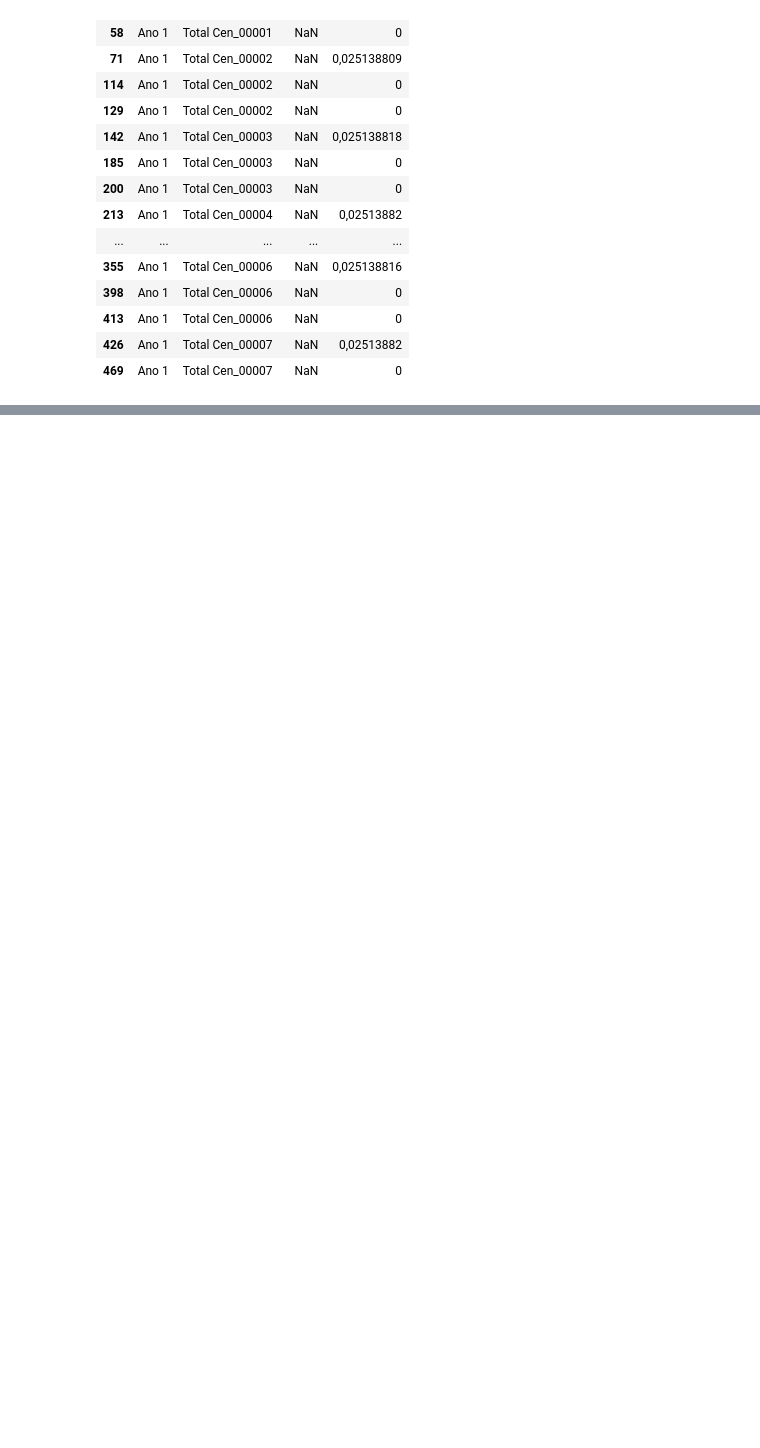
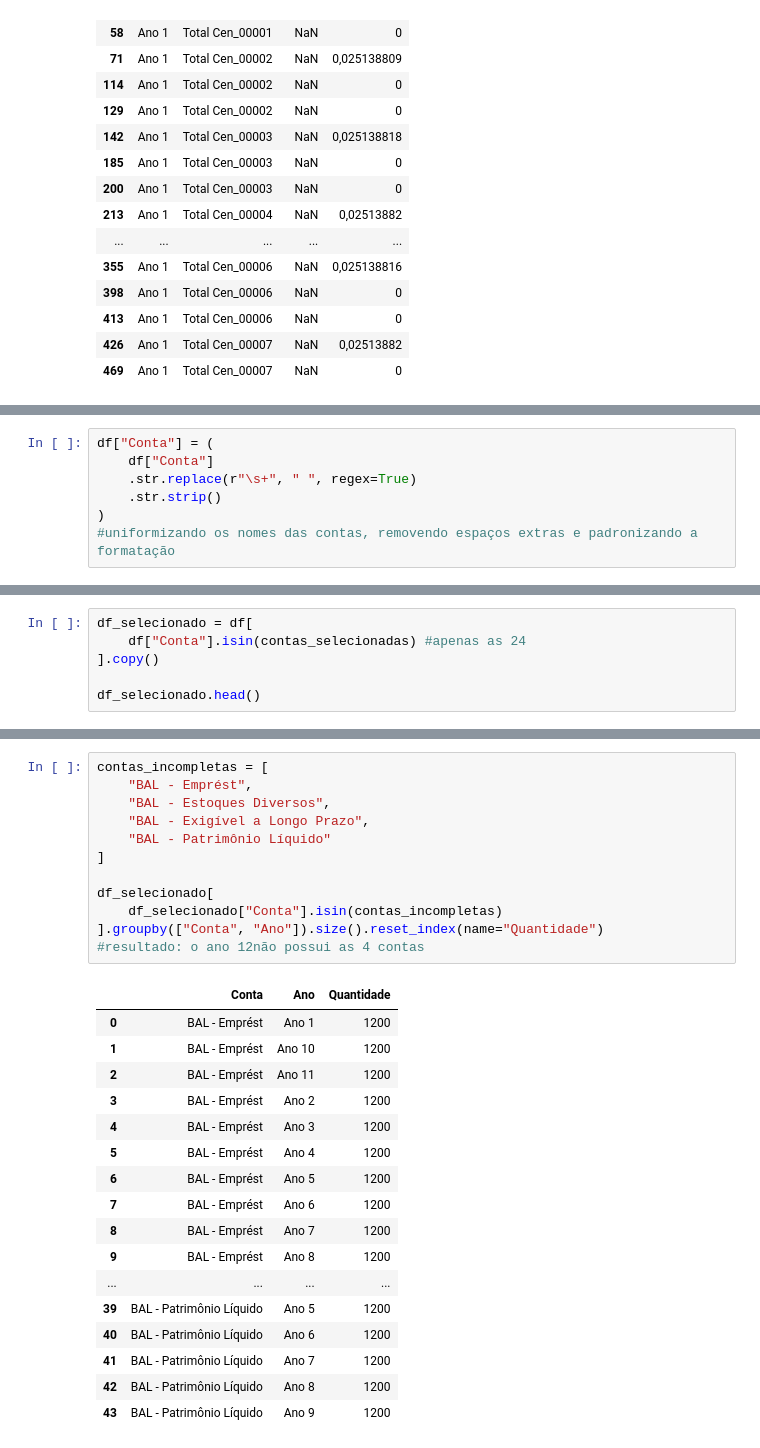
Before and after one commit to 2026-2-NCC4/Projeto1, a Jupyter notebook: notebooks/01_exploracao.ipynb, the cells around one changed output, grey strips where cells are left out. Cells and saved outputs as stored; diff of their text form; blank space fills up the shorter version.

```diff
--- a/notebooks/01_exploracao.ipynb
+++ b/notebooks/01_exploracao.ipynb
@@ -468,0 +533,7 @@ df[
+# %%
+df["Conta"] = (
+    df["Conta"]
+    .str.replace(r"\s+", " ", regex=True)
+    .str.strip()
+)
+#uniformizando os nomes das contas, removendo espaços extras e padronizando a formatação
@@ -468,0 +565,6 @@ df[
+# %%
+df_selecionado = df[
+    df["Conta"].isin(contas_selecionadas) #apenas as 24
+].copy()
+
+df_selecionado.head()
@@ -468,0 +635,30 @@ df[
+# %%
+contas_incompletas = [
+    "BAL - Emprést",
+    "BAL - Estoques Diversos",
+    "BAL - Exigível a Longo Prazo",
+    "BAL - Patrimônio Líquido"
+]
+
+df_selecionado[
+    df_selecionado["Conta"].isin(contas_incompletas)
+].groupby(["Conta", "Ano"]).size().reset_index(name="Quantidade")
+#resultado: o ano 12não possui as 4 contas
+# %% [output]
+|  | Conta | Ano | Quantidade |
+| 0 | BAL - Emprést | Ano 1 | 1200 |
+| 1 | BAL - Emprést | Ano 10 | 1200 |
+| 2 | BAL - Emprést | Ano 11 | 1200 |
+| 3 | BAL - Emprést | Ano 2 | 1200 |
+| 4 | BAL - Emprést | Ano 3 | 1200 |
+| 5 | BAL - Emprést | Ano 4 | 1200 |
+| 6 | BAL - Emprést | Ano 5 | 1200 |
+| 7 | BAL - Emprést | Ano 6 | 1200 |
+| 8 | BAL - Emprést | Ano 7 | 1200 |
+| 9 | BAL - Emprést | Ano 8 | 1200 |
+| ... | ... | ... | ... |
+| 39 | BAL - Patrimônio Líquido | Ano 5 | 1200 |
+| 40 | BAL - Patrimônio Líquido | Ano 6 | 1200 |
+| 41 | BAL - Patrimônio Líquido | Ano 7 | 1200 |
+| 42 | BAL - Patrimônio Líquido | Ano 8 | 1200 |
+| 43 | BAL - Patrimônio Líquido | Ano 9 | 1200 |
```
Also changed, not shown: parts of 51 cells of this notebook.
